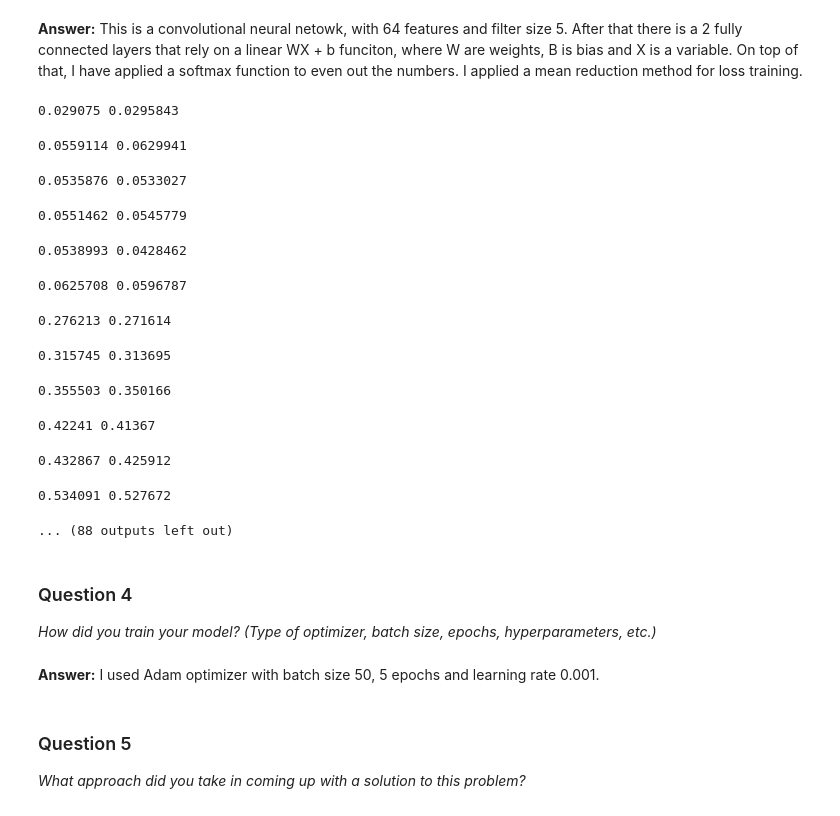
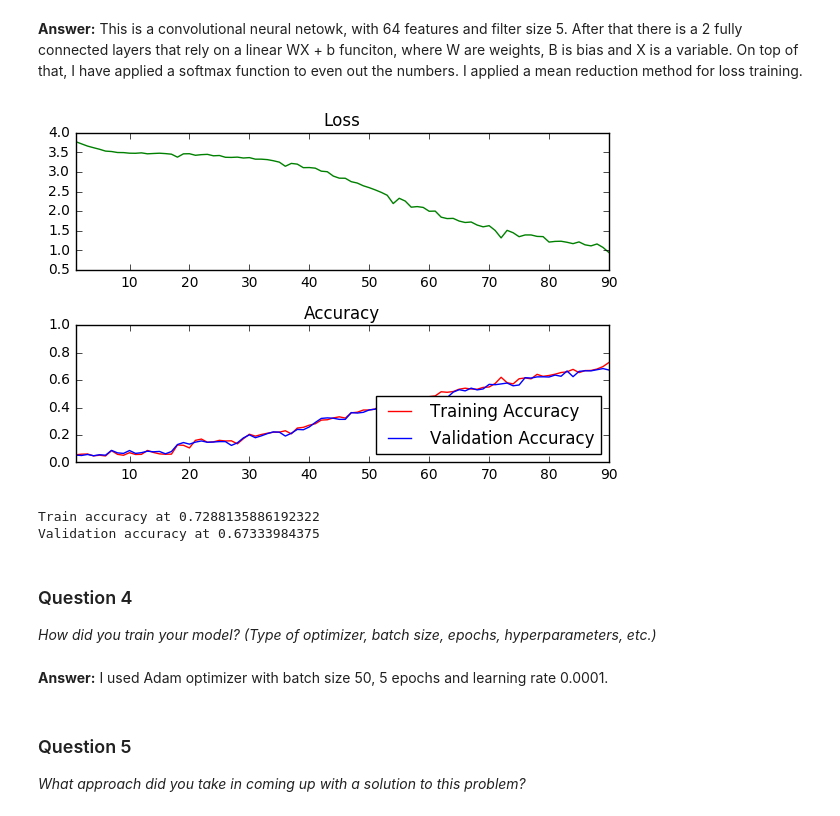
Before and after one commit to deniskrut/traffic-signs, a Jupyter notebook: Traffic_Signs_Recognition.ipynb, the cells around one changed output. Drawn from its saved outputs; the diff is of its cells as text; code cells hidden in the pictures.

```diff
--- a/Traffic_Signs_Recognition.ipynb
+++ b/Traffic_Signs_Recognition.ipynb
@@ -436,7 +438,7 @@ valid_feed_dict = {features: valid_features, labels: valid_labels}
 test_feed_dict = {features: test_features, labels: test_labels}
 
 epochs = 5
-batch_size = 50
+batch_size = 2048
 learning_rate = 0.001
 
 # Gradient Descent
@@ -449,8 +451,8 @@ init = tf.initialize_all_variables()
 validation_accuracy = 0.0
 
 # Measurements use for graphing loss and accuracy
-desired_output_points = 50
-log_batch_step = math.ceil(len(train_features)/batch_size/desired_output_points)
+desired_output_points = 25
+log_batch_step = math.ceil(len(train_features)/batch_size/desired_output_points/epochs)
 batches = []
 loss_batch = []
 train_acc_batch = []
@@ -464,6 +466,8 @@ batch_count = int(math.ceil(len(train_features)/batch_size))
 for epoch_i in range(epochs):
     # Progress bar
     batches_pbar = tqdm(range(batch_count), desc='Epoch {:>2}/{}'.format(epoch_i+1, epochs), unit='batches')
+
+    learning_rate = learning_rate / 2
 
     # The training cycle
     for batch_i in batches_pbar:
@@ -477,61 +481,48 @@ for epoch_i in range(epochs):
             [optimizer, loss],
             feed_dict={features: batch_features, labels: batch_labels})
 
         # Log
         if not batch_i % log_batch_step:
-            # Calculate Training and Validation accuracy
-            training_accuracy = session.run(accuracy, feed_dict=train_feed_dict)
-            validation_accuracy = session.run(accuracy, feed_dict=valid_feed_dict)
+            # Calculate Training and Validation accuracy (estimate)
+            training_accuracy = session.run(accuracy, feed_dict={features: batch_features, labels: batch_labels})
+
+            validation_indexes = np.random.choice(len(valid_features), batch_size)
+            validation_accuracy = session.run(accuracy, feed_dict={features: valid_features_np[validation_indexes], labels: valid_labels_np[validation_indexes]})
 
             # Log batches
             previous_batch = batches[-1] if batches else 0
             batches.append(log_batch_step + previous_batch)
             loss_batch.append(l)
             train_acc_batch.append(training_accuracy)
             valid_acc_batch.append(validation_accuracy)
-            print(training_accuracy, validation_accuracy)
-
-# Check accuracy
-training_accuracy = session.run(accuracy, feed_dict=train_feed_dict)
-validation_accuracy = session.run(accuracy, feed_dict=valid_feed_dict)
 
 loss_plot = plt.subplot(211)
 loss_plot.set_title('Loss')
 loss_plot.plot(batches, loss_batch, 'g')
 loss_plot.set_xlim([batches[0], batches[-1]])
 acc_plot = plt.subplot(212)
 acc_plot.set_title('Accuracy')
 acc_plot.plot(batches, train_acc_batch, 'r', label='Training Accuracy')
 acc_plot.plot(batches, valid_acc_batch, 'b', label='Validation Accuracy')
 acc_plot.set_ylim([0, 1.0])
 acc_plot.set_xlim([batches[0], batches[-1]])
 acc_plot.legend(loc=4)
 plt.tight_layout()
 plt.show()
 
 print('Train accuracy at {}'.format(training_accuracy))
 print('Validation accuracy at {}'.format(validation_accuracy))
 # %% [output]
+[figure, added]
-0.029075 0.0295843
+Train accuracy at 0.7288135886192322
+Validation accuracy at 0.67333984375
-0.0559114 0.0629941
-0.0535876 0.0533027
-0.0551462 0.0545779
-0.0538993 0.0428462
-0.0625708 0.0596787
-0.276213 0.271614
-0.315745 0.313695
-0.355503 0.350166
-0.42241 0.41367
-0.432867 0.425912
-0.534091 0.527672
-... (88 outputs left out)
 # %% [markdown]
 ### Question 4
 
 _How did you train your model? (Type of optimizer, batch size, epochs, hyperparameters, etc.)_
 # %% [markdown]
 **Answer:**
-I used Adam optimizer with batch size 50, 5 epochs and learning rate 0.001.
+I used Adam optimizer with batch size 50, 5 epochs and learning rate 0.0001.
 # %% [markdown]
 ### Question 5
 
```
Also changed, not shown: parts of 5 cells of this notebook.
